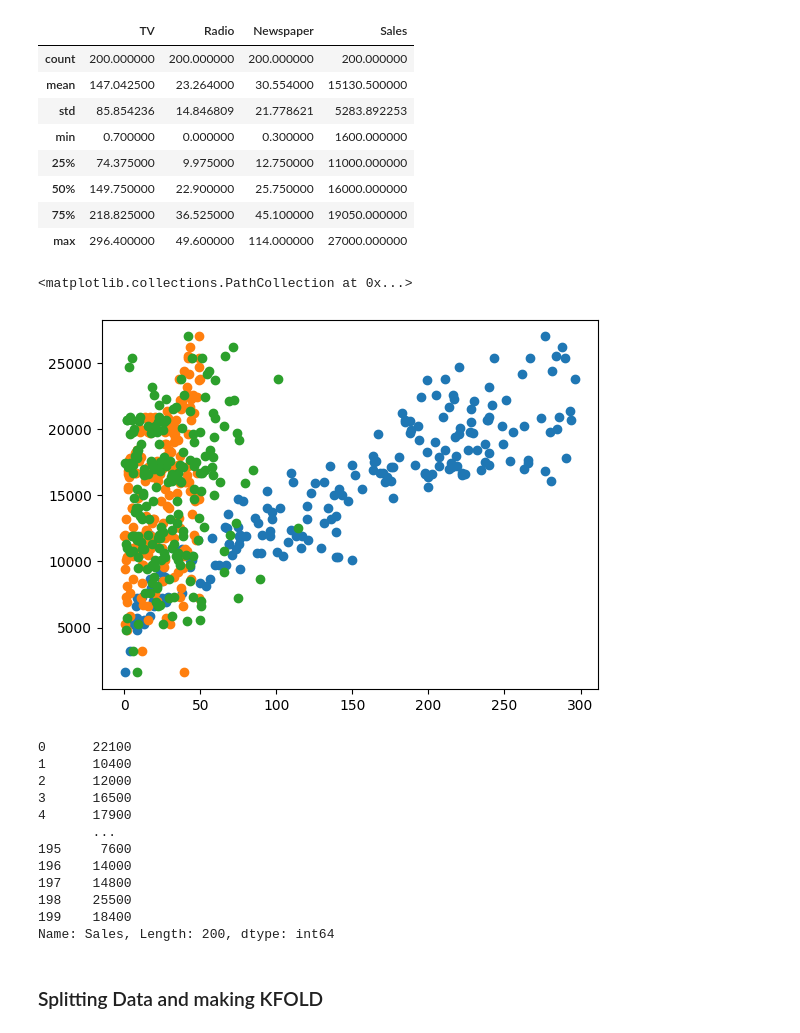
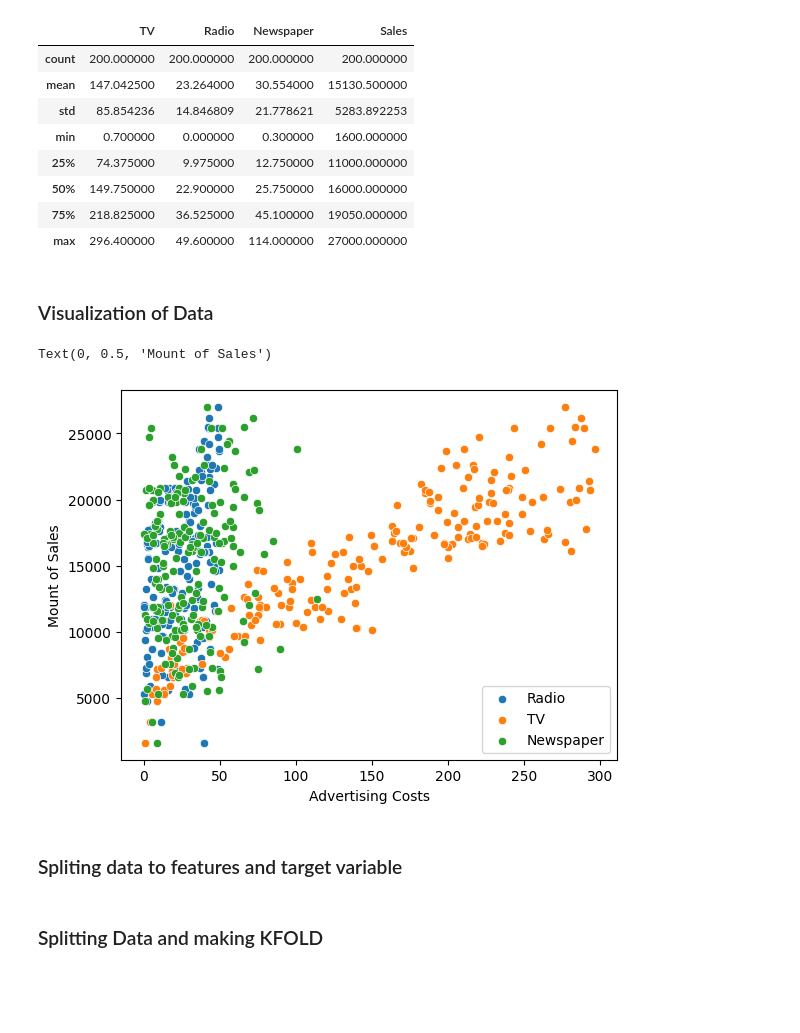
Before and after one commit to HadiTajari/Sales-Prediction, a Jupyter notebook: Sales Prediction.ipynb, the cells around one changed output. Cells and saved outputs as stored; diff of their text form; code cells hidden in the pictures; blank space fills up the shorter version.

```diff
--- a/Sales Prediction.ipynb
+++ b/Sales Prediction.ipynb
@@ -88,11 +79,18 @@ df.describe()
 | 50% | 149.750000 | 22.900000 | 25.750000 | 16000.000000 |
 | 75% | 218.825000 | 36.525000 | 45.100000 | 19050.000000 |
 | max | 296.400000 | 49.600000 | 114.000000 | 27000.000000 |
-# %%
-plt.scatter(x = "TV" , y="Sales", data=df)
-plt.scatter(x = "Radio" , y="Sales", data=df)
-plt.scatter(x = "Newspaper" , y="Sales", data=df)
-# %% [output]
-<matplotlib.collections.PathCollection at 0x...>
-[figure, removed]
+# %% [markdown]
+### Visualization of Data
+# %%
+sns.scatterplot(x = "Radio", y="Sales", data=df)
+sns.scatterplot(x = "TV", y="Sales", data=df)
+sns.scatterplot(x = "Newspaper", y="Sales", data=df)
+plt.legend(labels =["Radio", "TV", "Newspaper"])
+plt.xlabel("Advertising Costs")
+plt.ylabel("Mount of Sales")
+# %% [output]
+Text(0, 0.5, 'Mount of Sales')
+[figure, added]
+# %% [markdown]
+### Spliting data to features and target variable
 # %%
@@ -102,18 +100,3 @@ y = df["Sales"]
-# %%
-y
-# %% [output]
-0      22100
-1      10400
-2      12000
-3      16500
-4      17900
-       ...
-195     7600
-196    14000
-197    14800
-198    25500
-199    18400
-Name: Sales, Length: 200, dtype: int64
 # %% [markdown]
 ### Splitting Data and making KFOLD
 # %%
```
Also changed, not shown: parts of 15 cells of this notebook.
